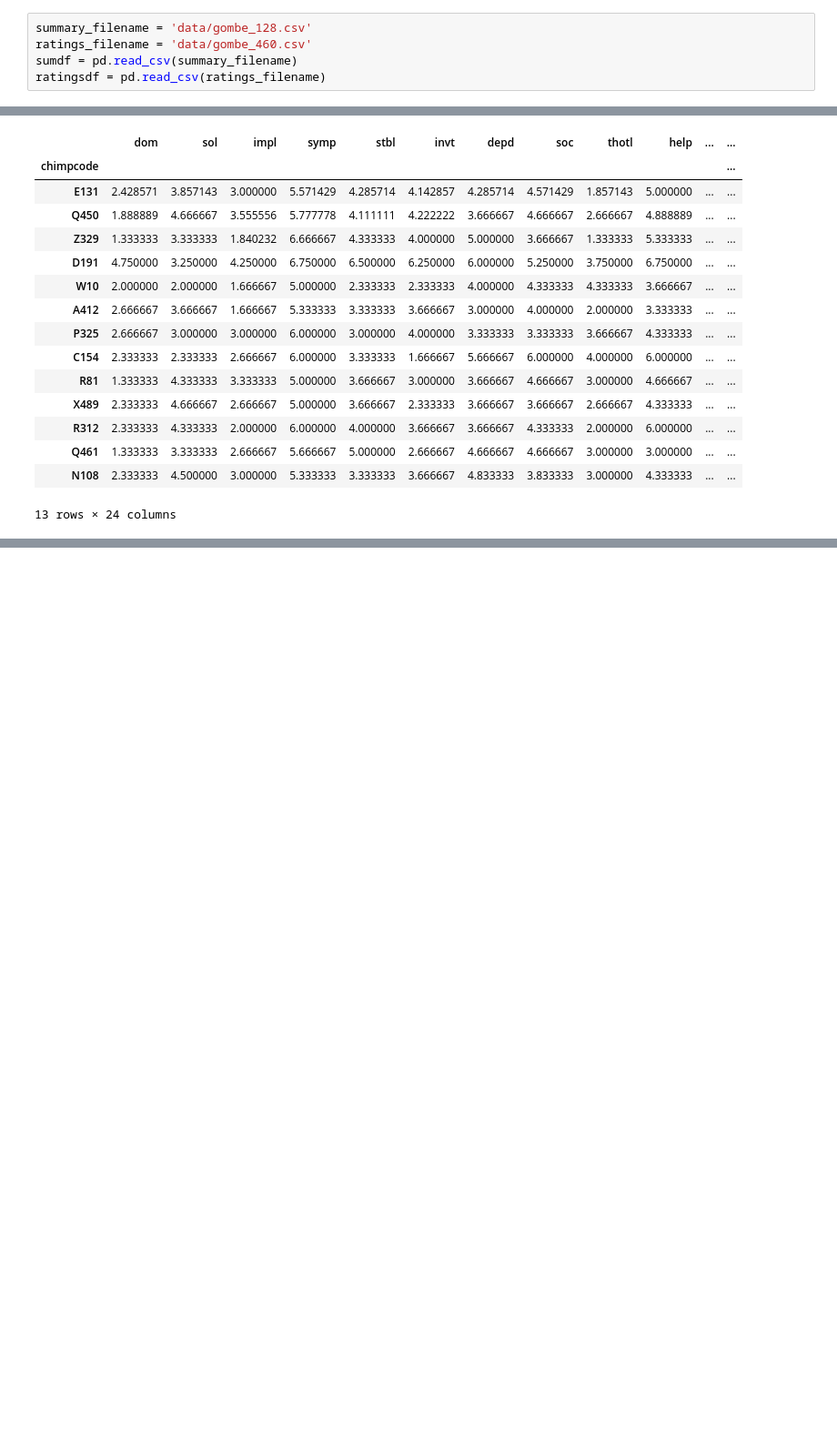
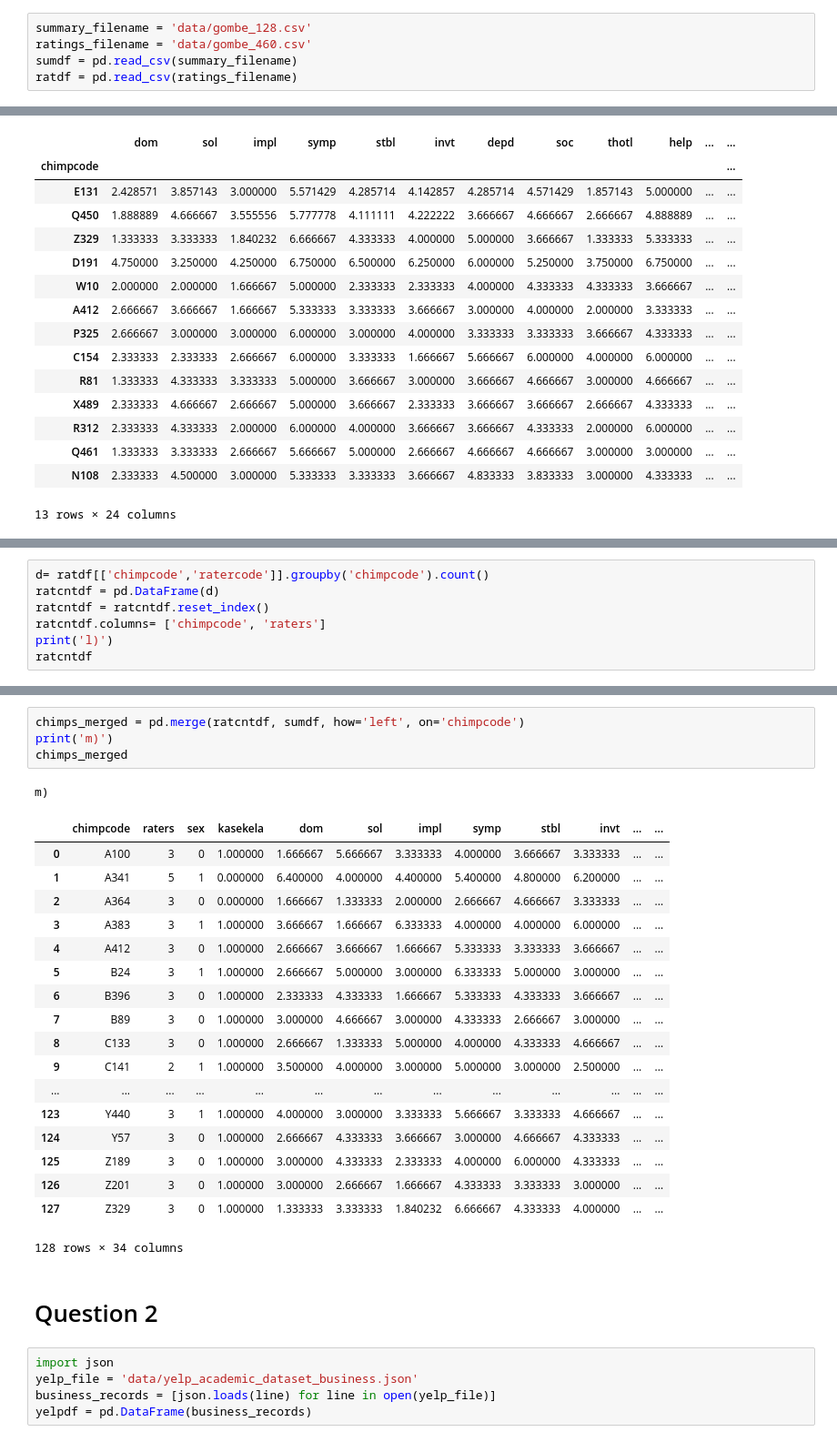
Before and after one commit to vasiach/PracticalDataScience, a Jupyter notebook: Assignment2.ipynb, the cells around one changed output, grey strips where cells are left out. Shown at 91% size. Drawn from its saved outputs; the diff is of its cells as text; blank space fills up the shorter version.

Commit message:
Question2 begin

```diff
--- a/Assignment2.ipynb
+++ b/Assignment2.ipynb
@@ -9,7 +9,7 @@ import matplotlib.pyplot as plt
 summary_filename = 'data/gombe_128.csv'
 ratings_filename = 'data/gombe_460.csv'
 sumdf = pd.read_csv(summary_filename)
-ratingsdf = pd.read_csv(ratings_filename)
+ratdf = pd.read_csv(ratings_filename)
 # %%
 impl = sumdf.impl
 print('a)The median impulsiveness score is {:.2f}'.format(impl.median()))
@@ -86,0 +129,7 @@ traits = np.tile(list(tmp.columns), len(score))
+# %%
+d= ratdf[['chimpcode','ratercode']].groupby('chimpcode').count()
+ratcntdf = pd.DataFrame(d)
+ratcntdf = ratcntdf.reset_index()
+ratcntdf.columns= ['chimpcode', 'raters']
+print('l)')
+ratcntdf
@@ -86,0 +156,31 @@ traits = np.tile(list(tmp.columns), len(score))
+# %%
+chimps_merged = pd.merge(ratcntdf, sumdf, how='left', on='chimpcode')
+print('m)')
+chimps_merged
+# %% [output]
+m)
+|  | chimpcode | raters | sex | kasekela | dom | sol | impl | symp | stbl | invt | ... | ... |
+| 0 | A100 | 3 | 0 | 1.000000 | 1.666667 | 5.666667 | 3.333333 | 4.000000 | 3.666667 | 3.333333 | ... | ... |
+| 1 | A341 | 5 | 1 | 0.000000 | 6.400000 | 4.000000 | 4.400000 | 5.400000 | 4.800000 | 6.200000 | ... | ... |
+| 2 | A364 | 3 | 0 | 0.000000 | 1.666667 | 1.333333 | 2.000000 | 2.666667 | 4.666667 | 3.333333 | ... | ... |
+| 3 | A383 | 3 | 1 | 1.000000 | 3.666667 | 1.666667 | 6.333333 | 4.000000 | 4.000000 | 6.000000 | ... | ... |
+| 4 | A412 | 3 | 0 | 1.000000 | 2.666667 | 3.666667 | 1.666667 | 5.333333 | 3.333333 | 3.666667 | ... | ... |
+| 5 | B24 | 3 | 1 | 1.000000 | 2.666667 | 5.000000 | 3.000000 | 6.333333 | 5.000000 | 3.000000 | ... | ... |
+| 6 | B396 | 3 | 0 | 1.000000 | 2.333333 | 4.333333 | 1.666667 | 5.333333 | 4.333333 | 3.666667 | ... | ... |
+| 7 | B89 | 3 | 0 | 1.000000 | 3.000000 | 4.666667 | 3.000000 | 4.333333 | 2.666667 | 3.000000 | ... | ... |
+| 8 | C133 | 3 | 0 | 1.000000 | 2.666667 | 1.333333 | 5.000000 | 4.000000 | 4.333333 | 4.666667 | ... | ... |
+| 9 | C141 | 2 | 1 | 1.000000 | 3.500000 | 4.000000 | 3.000000 | 5.000000 | 3.000000 | 2.500000 | ... | ... |
+| ... | ... | ... | ... | ... | ... | ... | ... | ... | ... | ... | ... | ... |
+| 123 | Y440 | 3 | 1 | 1.000000 | 4.000000 | 3.000000 | 3.333333 | 5.666667 | 3.333333 | 4.666667 | ... | ... |
+| 124 | Y57 | 3 | 0 | 1.000000 | 2.666667 | 4.333333 | 3.666667 | 3.000000 | 4.666667 | 4.333333 | ... | ... |
+| 125 | Z189 | 3 | 0 | 1.000000 | 3.000000 | 4.333333 | 2.333333 | 4.000000 | 6.000000 | 4.333333 | ... | ... |
+| 126 | Z201 | 3 | 0 | 1.000000 | 3.000000 | 2.666667 | 1.666667 | 4.333333 | 3.333333 | 3.000000 | ... | ... |
+| 127 | Z329 | 3 | 0 | 1.000000 | 1.333333 | 3.333333 | 1.840232 | 6.666667 | 4.333333 | 4.000000 | ... | ... |
+128 rows × 34 columns
+# %% [markdown]
+# Question 2
+# %%
+import json
+yelp_file = 'data/yelp_academic_dataset_business.json'
+business_records = [json.loads(line) for line in open(yelp_file)]
+yelpdf = pd.DataFrame(business_records)
```
Also changed, not shown: parts of 10 cells of this notebook.
